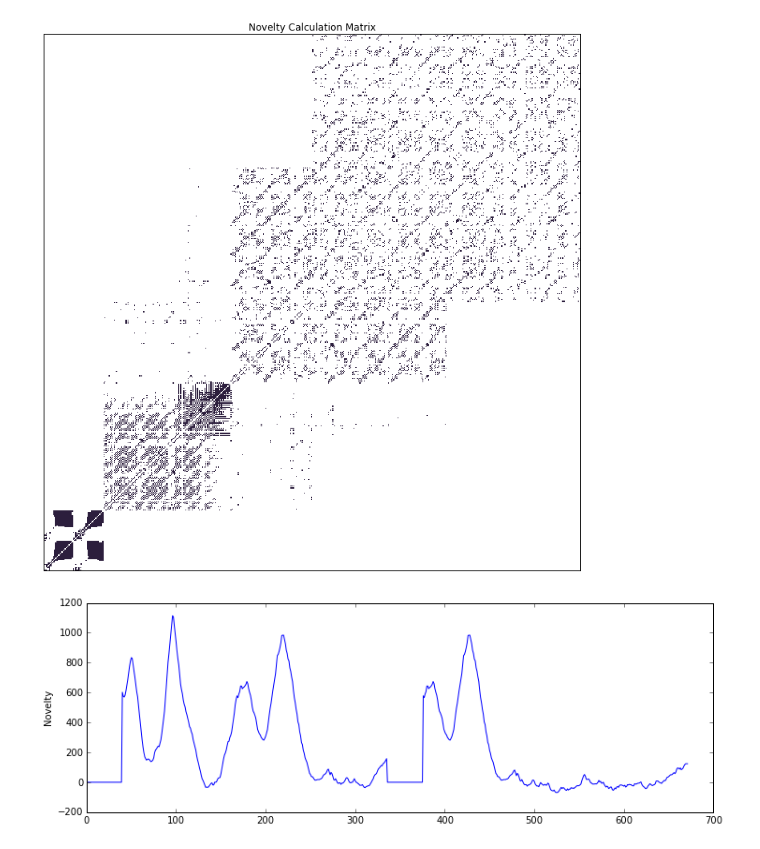
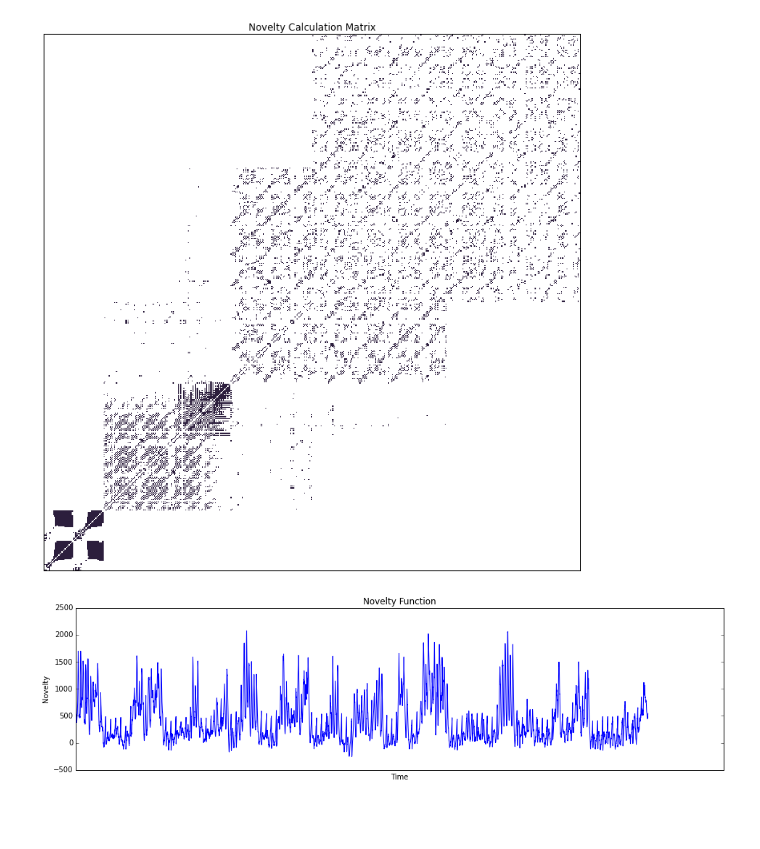
Before and after one commit to hydev/MPA-project, a Jupyter notebook: mixanalyzer.ipynb, the cells around one changed output. Cells and saved outputs as stored; diff of their text form; code cells hidden in the pictures; blank space fills up the shorter version.

Commit message:
speed up.

```diff
--- a/mixanalyzer.ipynb
+++ b/mixanalyzer.ipynb
@@ -13,13 +13,17 @@ import os.path
 # %% [markdown]
 #Definitions
 # %%
-filename = "C:\\Users\\Arnulf\\Music\\Enjoy of SHINGO NAKAMURA.m4a"
+''' for faster speeds you may want to convert the files BEFORE.
+ffmpeg -i "infile" -acodec pcm_s16le -ac 1 -ar 16000 "outfile"
+'''
+
+filename = "mix.wav"
 sr = 16000
 framesize = 2**12
 n_blocks = 64
-feature_dim = 84
+feature_dim = 80
 
-kernel_size = 40
+kernel_size = 60
 
 feature_buffer = collections.deque() #maxlen=horizon * n_blocks
 rec_buffer = collections.deque()
@@ -104,9 +108,9 @@ def correlate2d_diagonal(matrix, kernel):
     assert np.shape(matrix)[0] == np.shape(matrix)[1]
     assert np.shape(kernel)[0] == np.shape(kernel)[1]
     length = np.shape(matrix)[0]
-    L = np.shape(kernel)[0]//2
+    L = np.shape(kernel)[0] // 2
 
-    result = np.zeros(length)
+    result = np.zeros(length-L)
     for i in range(length):
         for k in range(-L, L):
             if i+k < 0 or i+k >= length:
@@ -114,7 +118,7 @@ def correlate2d_diagonal(matrix, kernel):
             for l in range(-L, L):
                 if i+l < 0 or i+l >= length:
                     break
-                result[i] = result[i] + matrix[i+l, i+k] * kernel[L+l, L+k]
+                result[i-L] += matrix[i+l, i+k] * kernel[L+l, L+k]
     return result
 # %% [markdown]
 # Main Program
@@ -219,9 +203,12 @@ plt.title('Novelty Calculation Matrix')
 <matplotlib.text.Text at 0x...>
 [figure]
 # %%
-plt.figure(figsize=(12,4))
+plt.figure(figsize=(16,4))
+plt.title("Novelty Function")
 plt.plot(novelty_buffer)
 plt.ylabel('Novelty')
+plt.xlabel('Time')
+plt.xticks([])
 plt.show()
 # %% [output]
-[figure, old version]
+[figure, new version]
```
Also changed, not shown: parts of 1 cell of this notebook.
